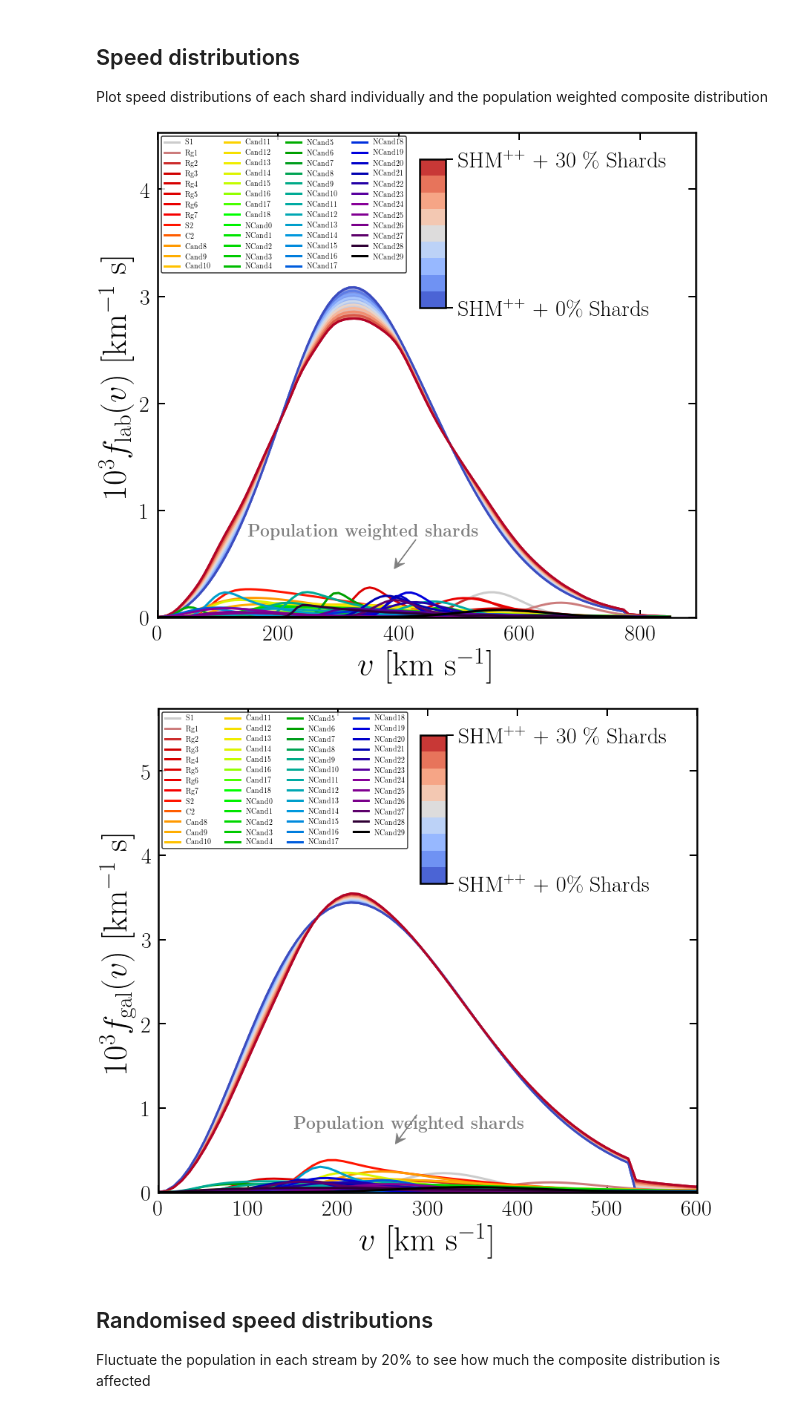
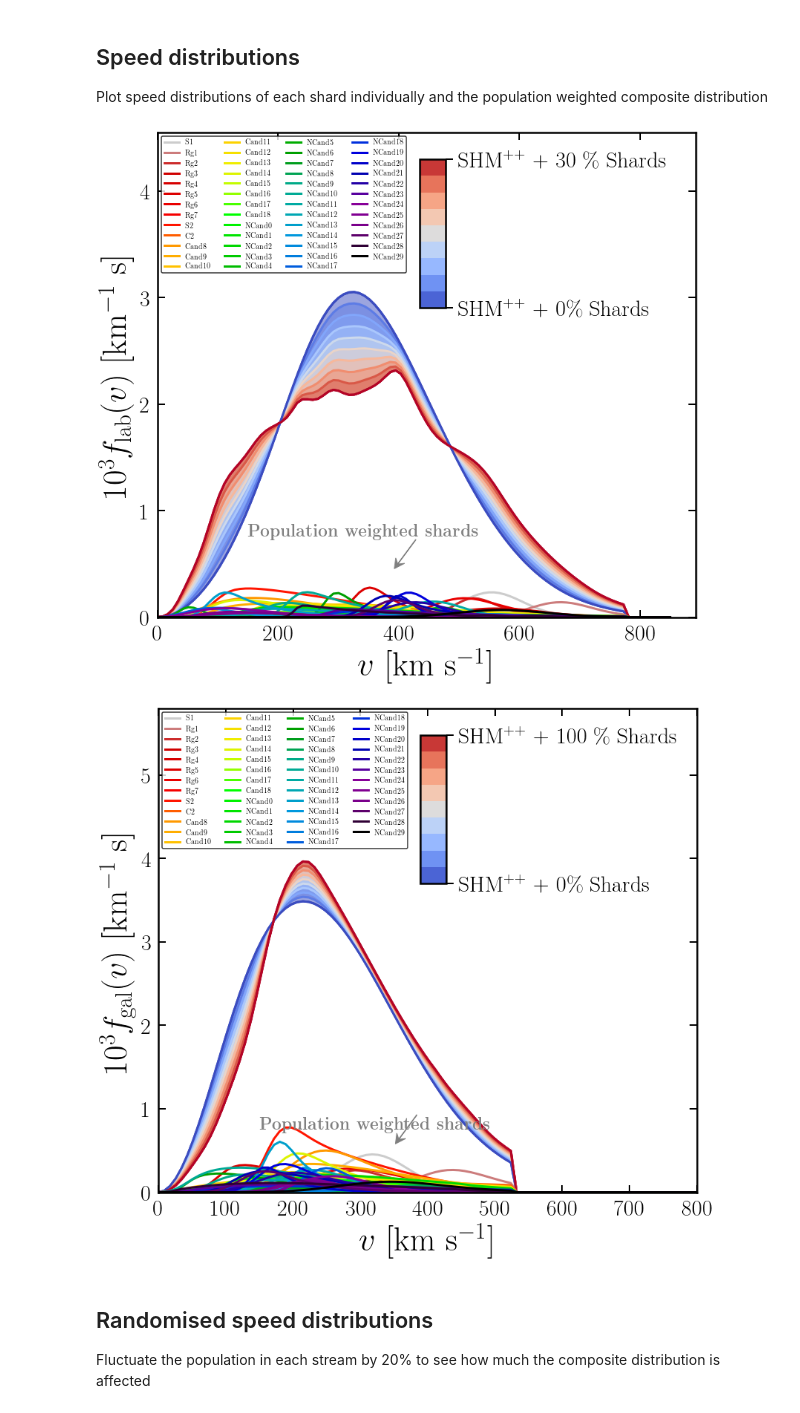
Before and after one commit to cajohare/DarkShards, a Jupyter notebook: code/PlotShards.ipynb, the cells around one changed output. Drawn from its saved outputs; the diff is of its cells as text; code cells hidden in the pictures.

```diff
--- a/code/PlotShards.ipynb
+++ b/code/PlotShards.ipynb
@@ -29,8 +29,8 @@ HaloModel = SHMpp
 v0 = HaloModel.RotationSpeed
 v_esc = HaloModel.EscapeSpeed
 sig_beta = HaloModel.SausageDispersionTensor
+sig_iso = array([1.0,1.0,1.0])*233.0/sqrt(2.0)
 day = 67.0
-v_lab = LabFuncs.LabVelocitySimple(day)
 
 # Load shards
 df = pandas.read_csv('../Shards.csv')
@@ -52,8 +52,8 @@ pops /= sum(pops) # normalise all populations to 1
 # Speed distributions
 fv_Iso = SpeedDist_Isotropic(v,day) # Round halo
 fv_Saus = SpeedDist_Triaxial(v,day,sig_beta) # Sausage
-fv_Iso_gal = SpeedDist_Triaxial(v,day,array([1.0,1.0,1.0])*233.0/sqrt(2.0),v_shift=v_lab) # Galactic frame Halo
-fv_Saus_gal = SpeedDist_Triaxial(v,day,sig_beta,v_shift=v_lab) # Galactic frame Sausage
+fv_Iso_gal = SpeedDist_Triaxial(v,day,sig_iso,GalFrame=True) # Galactic frame Halo
+fv_Saus_gal = SpeedDist_Triaxial(v,day,sig_beta,GalFrame=True) # Galactic frame Sausage
 
 fv = zeros(shape=(nshards,n))
 fv_gal = zeros(shape=(nshards,n))
@@ -61,7 +61,7 @@ for i in range(0,nshards):
     v_s = velocities[i,:]
     sig_s = dispersions[i,:]
     fv[i,:] = pops[i]*SpeedDist_Triaxial(v,day,sig_s,v_shift=v_s)
-    fv_gal[i,:] = pops[i]*SpeedDist_Triaxial(v,day,sig_s,v_shift=(v_s+v_lab))
+    fv_gal[i,:] = pops[i]*SpeedDist_Triaxial(v,day,sig_s,v_shift=v_s,GalFrame=True)
     sigr = sig_s[0]
     sigphi = sig_s[1]
     sigz = sig_s[2]
@@ -97,7 +97,7 @@ eta_saus = 0.25
 fv0 = (1-eta_saus)*fv_Iso + eta_saus*fv_Saus
 
 n_xi = 10
-xi_vals = linspace(0,0.3,n_xi)
+xi_vals = linspace(0,1.0,n_xi)
 col = (cm.coolwarm(linspace(0,1,n_xi)))
 cmap = cm.coolwarm
 y2 = 1e3*(xi_vals[-1]*sum(fv,0)+(1.0-xi_vals[-1])*fv0)
@@ -149,7 +149,7 @@ plt.show()
 fig.savefig('../plots/'+pltname+'.pdf',bbox_inches='tight')
 fig.savefig('../plots/plots_png/'+pltname+'.png',bbox_inches='tight')
 # %% [output]
-[figure, old version]
+[figure, new version]
 # %%
 # Figure setup
 fig = plt.figure(figsize=(13,12))
@@ -160,7 +160,7 @@ eta_saus = 0.25
 fv0_gal = (1-eta_saus)*fv_Iso_gal + eta_saus*fv_Saus_gal
 
 n_xi = 10
-xi_vals = linspace(0,0.3,n_xi)
+xi_vals = linspace(0,1.0,n_xi)
 col = (cm.coolwarm(linspace(0,1,n_xi)))
 cmap = cm.coolwarm
 y2 = 1e3*(xi_vals[-1]*sum(fv_gal,0)+(1.0-xi_vals[-1])*fv0_gal)
@@ -168,7 +168,7 @@ for i in range(0,n_xi):
     plt.fill_between(v,1e3*(xi_vals[i]*sum(fv_gal,0)+(1.0-xi_vals[i])*fv0_gal),y2=y2,color=col[i,:],alpha=0.5)
     plt.plot(v,1e3*(xi_vals[i]*sum(fv_gal,0)+(1.0-xi_vals[i])*fv0_gal),'-',color=col[i,:],linewidth=3)
 
-cbar_max = r'SHM$^{++}$ + 30 \% Shards'
+cbar_max = r'SHM$^{++}$ + 100 \% Shards'
 cbar_min = r'SHM$^{++}$ + 0\% Shards'
 plt.plot(v,1e3*fv0_gal,'-',color=col[0,:],linewidth=3)
 plt.plot(v,y2,'-',color=col[-1,:],linewidth=3)
@@ -177,42 +177,42 @@ plt.plot(v,y2,'-',color=col[-1,:],linewidth=3)
 colstrs = flipud(cm.nipy_spectral(linspace(0.0,1.0,nshards)))
 for i in range(0,nshards):
     #plt.fill_between(v,1e3*fv[i,:],color=colstrs[i,:],linewidth=3,alpha=0.7,label=names[i])
-    plt.plot(v,1e3*fv_gal[i,:],color=colstrs[i,:],linewidth=3,label=names[i])
+    plt.plot(v,2*1e3*fv_gal[i,:],color=colstrs[i,:],linewidth=3,label=names[i])
 leg = plt.legend(loc='upper left',fontsize=10,edgecolor='k',ncol=4)
 leg.get_frame().set_linewidth(1.5)
 
 # Plot fiddling
-ax.set_xlim(left=0.0,right=600.0)
+ax.set_xlim(left=0.0,right=800.0)
 ax.set_ylim(bottom=0.0,top=max(1e3*fv_Iso_gal)*1.6)
 ax.tick_params(which='major',direction='in',width=2,length=10,right=True,top=True,pad=10,labelsize=30)
 ax.tick_params(which='minor',direction='in',width=1,length=7,right=True,top=True)
 plt.xlabel(r"$v$ [km s$^{-1}$]",fontsize=45);
 plt.ylabel(r"$10^3 f_{\rm gal}(v)$ [km$^{-1}$ s]",fontsize=45);
 plt.text(150,0.75,r'\bf {Population weighted shards}',fontsize=23,color='gray')
 plt.arrow(0.48, 0.16, -0.04, -0.06, transform=ax.transAxes,length_includes_head=True,head_width=0.02, head_length=0.02, overhang=0.4,edgecolor='gray',facecolor='gray')
 
 # Custom colorbar
 import matplotlib as mpl
 from mpl_toolkits.axes_grid1.inset_locator import inset_axes
 cbaxes = inset_axes(ax, width="5%", height="50%", bbox_to_anchor=[-190, 330, 700, 400])
 norm = mpl.colors.Normalize(vmin=0,vmax=1)
 sm = plt.cm.ScalarMappable(cmap=cmap, norm=norm)
 sm.set_array([])
 plt.colorbar(sm,cax=cbaxes,ticks=(0,1),boundaries=linspace(0,1,n_xi))
 f = plt.gcf().get_children()
 cbar = f[2]
 cbar.set_yticklabels([cbar_min, cbar_max])  # vertically oriented colorbar
 cbar.tick_params(labelsize=30)
 cbar.tick_params(which='major',direction='out',width=2,length=10,right=True,top=False,pad=7)
 cbar.tick_params(which='minor',direction='out',width=2,length=7,right=True,top=False)
 
 
 # Save figure
 plt.show()
 fig.savefig('../plots/'+pltname+'.pdf',bbox_inches='tight')
 fig.savefig('../plots/plots_png/'+pltname+'.png',bbox_inches='tight')
 # %% [output]
-[figure, old version]
+[figure, new version]
 # %% [markdown]
 ## Randomised speed distributions
 Fluctuate the population in each stream by 20% to see how much the composite distribution is affected
```
Also changed, not shown: parts of 7 cells of this notebook, 21 other files.
